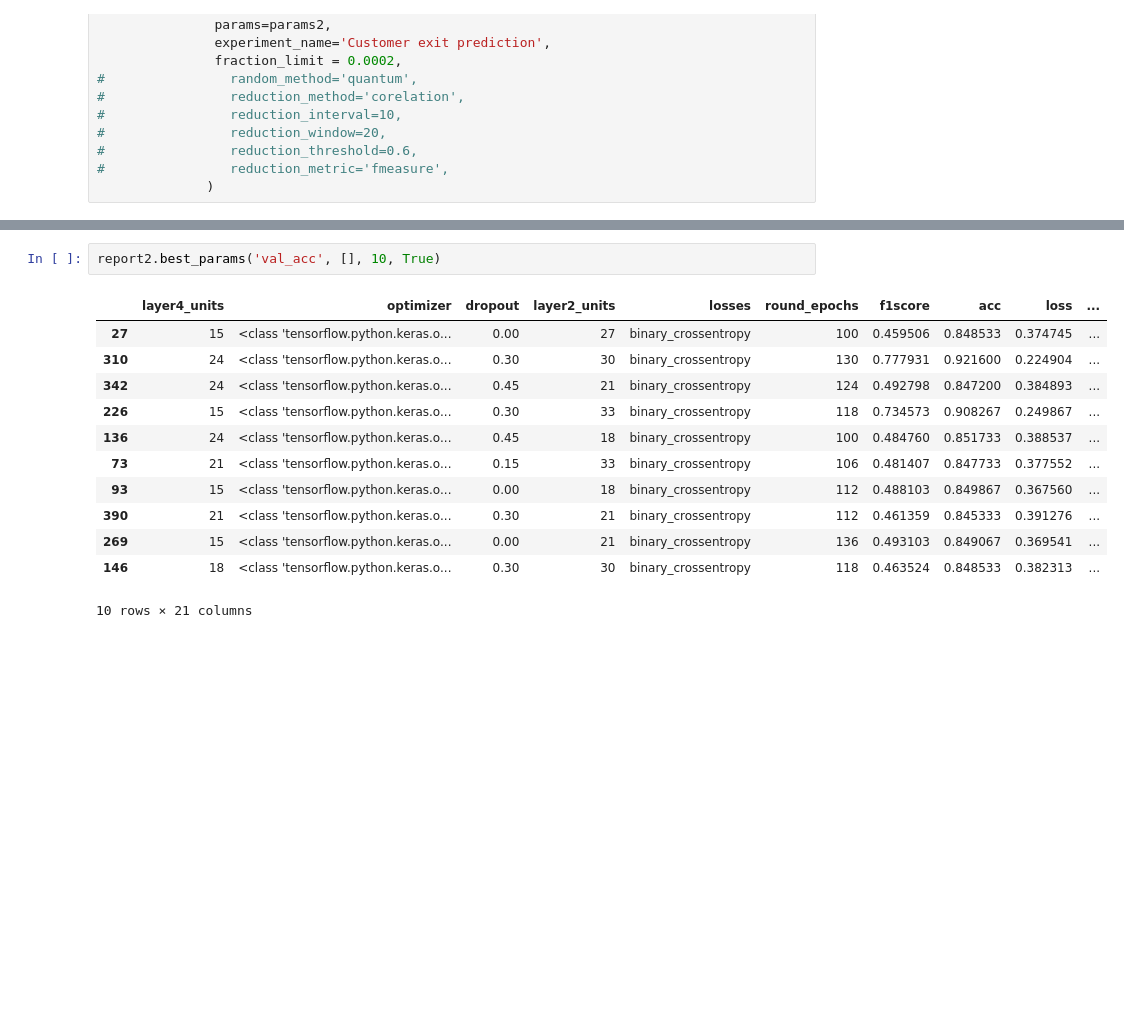
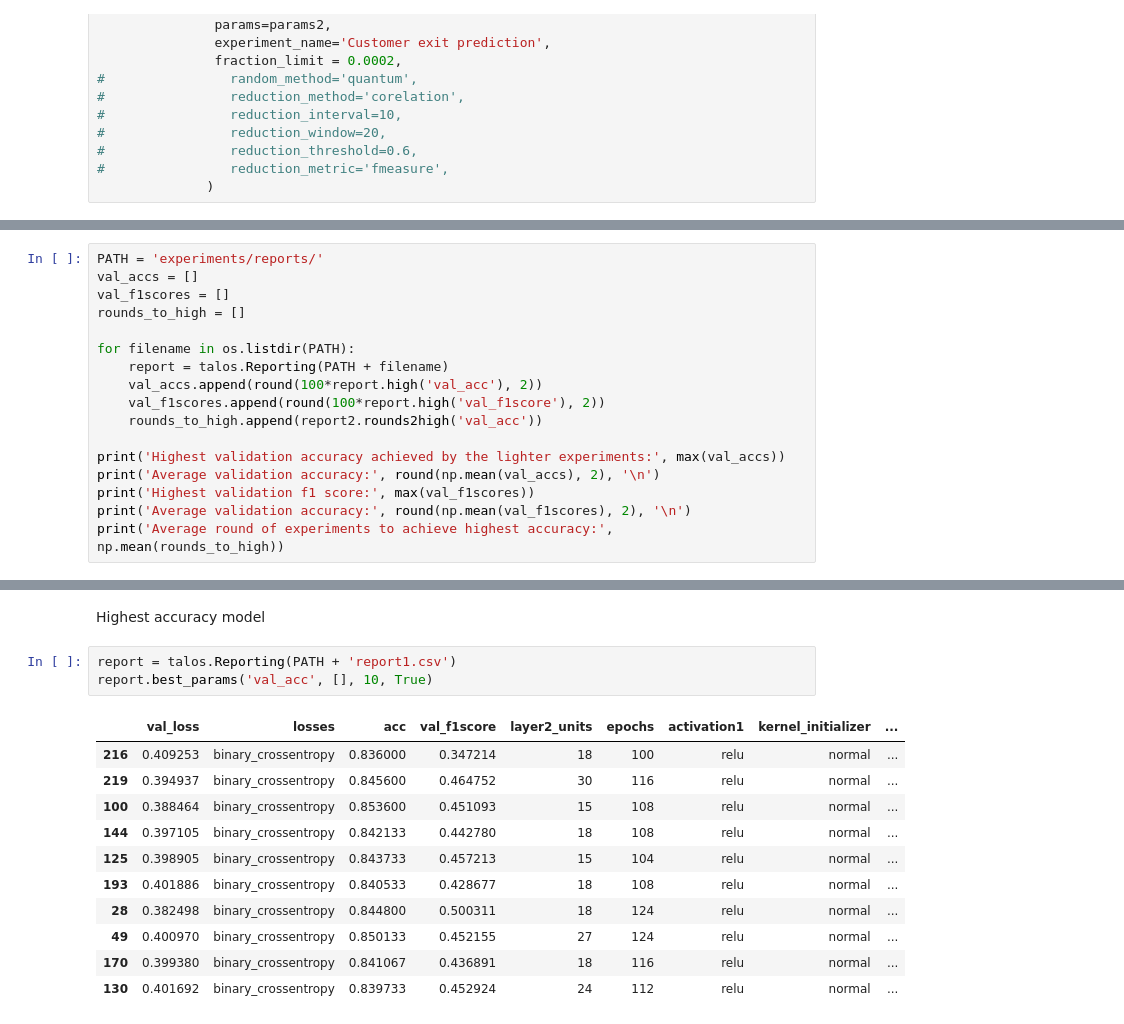
Before and after one commit to rlleshi/MachineLearning, a Jupyter notebook: Customer Exit Predictor/model_improvement.ipynb, the cells around one changed output, grey strips where cells are left out. Cells and saved outputs as stored; diff of their text form; blank space fills up the shorter version.

```diff
--- a/Customer Exit Predictor/model_improvement.ipynb
+++ b/Customer Exit Predictor/model_improvement.ipynb
@@ -323,0 +324,17 @@ Number of rounds it took to find the best model 126
+# %%
+PATH = 'experiments/reports/'
+val_accs = []
+val_f1scores = []
+rounds_to_high = []
+
+for filename in os.listdir(PATH):
+    report = talos.Reporting(PATH + filename)
+    val_accs.append(round(100*report.high('val_acc'), 2))
+    val_f1scores.append(round(100*report.high('val_f1score'), 2))
+    rounds_to_high.append(report2.rounds2high('val_acc'))
+
+print('Highest validation accuracy achieved by the lighter experiments:', max(val_accs))
+print('Average validation accuracy:', round(np.mean(val_accs), 2), '\n')
+print('Highest validation f1 score:', max(val_f1scores))
+print('Average validation accuracy:', round(np.mean(val_f1scores), 2), '\n')
+print('Average round of experiments to achieve highest accuracy:', np.mean(rounds_to_high))
@@ -324,16 +349,18 @@ Number of rounds it took to find the best model 126
+# %% [markdown]
+Highest accuracy model
 # %%
-report2.best_params('val_acc', [], 10, True)
+report = talos.Reporting(PATH + 'report1.csv')
+report.best_params('val_acc', [], 10, True)
 # %% [output]
-|  | layer4_units | optimizer | dropout | layer2_units | losses | round_epochs | f1score | acc | loss | ... |
-| 27 | 15 | <class 'tensorflow.python.keras.o... | 0.00 | 27 | binary_crossentropy | 100 | 0.459506 | 0.848533 | 0.374745 | ... |
-| 310 | 24 | <class 'tensorflow.python.keras.o... | 0.30 | 30 | binary_crossentropy | 130 | 0.777931 | 0.921600 | 0.224904 | ... |
-| 342 | 24 | <class 'tensorflow.python.keras.o... | 0.45 | 21 | binary_crossentropy | 124 | 0.492798 | 0.847200 | 0.384893 | ... |
-| 226 | 15 | <class 'tensorflow.python.keras.o... | 0.30 | 33 | binary_crossentropy | 118 | 0.734573 | 0.908267 | 0.249867 | ... |
-| 136 | 24 | <class 'tensorflow.python.keras.o... | 0.45 | 18 | binary_crossentropy | 100 | 0.484760 | 0.851733 | 0.388537 | ... |
-| 73 | 21 | <class 'tensorflow.python.keras.o... | 0.15 | 33 | binary_crossentropy | 106 | 0.481407 | 0.847733 | 0.377552 | ... |
-| 93 | 15 | <class 'tensorflow.python.keras.o... | 0.00 | 18 | binary_crossentropy | 112 | 0.488103 | 0.849867 | 0.367560 | ... |
-| 390 | 21 | <class 'tensorflow.python.keras.o... | 0.30 | 21 | binary_crossentropy | 112 | 0.461359 | 0.845333 | 0.391276 | ... |
-| 269 | 15 | <class 'tensorflow.python.keras.o... | 0.00 | 21 | binary_crossentropy | 136 | 0.493103 | 0.849067 | 0.369541 | ... |
-| 146 | 18 | <class 'tensorflow.python.keras.o... | 0.30 | 30 | binary_crossentropy | 118 | 0.463524 | 0.848533 | 0.382313 | ... |
+|  | val_loss | losses | acc | val_f1score | layer2_units | epochs | activation1 | kernel_initializer | ... |
+| 216 | 0.409253 | binary_crossentropy | 0.836000 | 0.347214 | 18 | 100 | relu | normal | ... |
+| 219 | 0.394937 | binary_crossentropy | 0.845600 | 0.464752 | 30 | 116 | relu | normal | ... |
+| 100 | 0.388464 | binary_crossentropy | 0.853600 | 0.451093 | 15 | 108 | relu | normal | ... |
+| 144 | 0.397105 | binary_crossentropy | 0.842133 | 0.442780 | 18 | 108 | relu | normal | ... |
+| 125 | 0.398905 | binary_crossentropy | 0.843733 | 0.457213 | 15 | 104 | relu | normal | ... |
+| 193 | 0.401886 | binary_crossentropy | 0.840533 | 0.428677 | 18 | 108 | relu | normal | ... |
+| 28 | 0.382498 | binary_crossentropy | 0.844800 | 0.500311 | 18 | 124 | relu | normal | ... |
+| 49 | 0.400970 | binary_crossentropy | 0.850133 | 0.452155 | 27 | 124 | relu | normal | ... |
+| 170 | 0.399380 | binary_crossentropy | 0.841067 | 0.436891 | 18 | 116 | relu | normal | ... |
+| 130 | 0.401692 | binary_crossentropy | 0.839733 | 0.452924 | 24 | 112 | relu | normal | ... |
-10 rows × 21 columns
 # %%
```
Also changed, not shown: parts of 35 cells of this notebook, 41 other files.
